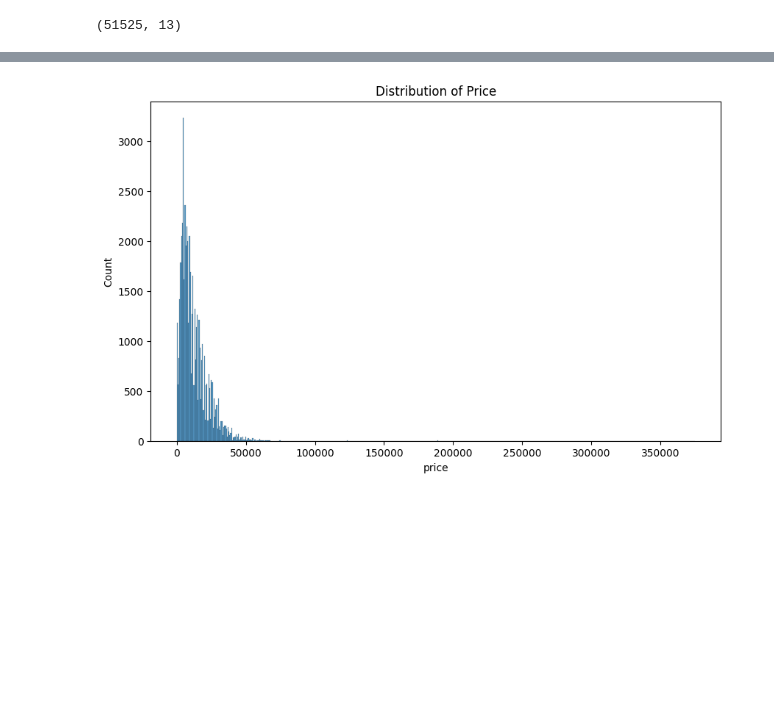
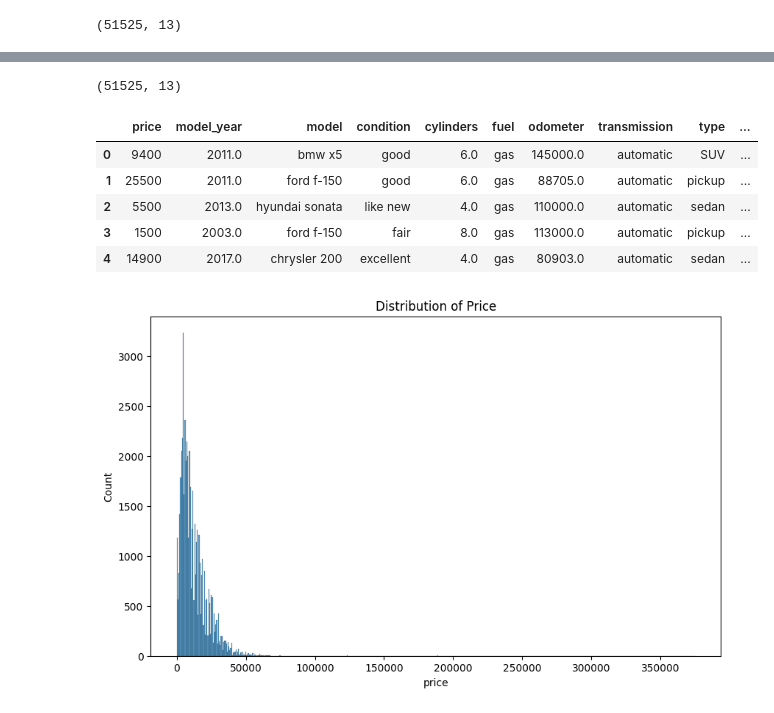
Before and after one commit to laninchowdhury/Sample_project, a Jupyter notebook: EDA.ipynb, the cells around one changed output, grey strips where cells are left out. Saved outputs shown, nothing was run; the diff lists cells and outputs as text; code cells hidden in the pictures; blank space fills up the shorter version.

```diff
--- a/EDA.ipynb
+++ b/EDA.ipynb
@@ -112,2 +96,8 @@ df.replace({'paint_color':'unknown'},inplace =True)
+# %%
+df['cylinders'] = df['cylinders'].fillna(df.groupby('model')['cylinders'].transform('median'))
+# %%
+df['is_4wd'] = df['is_4wd'].fillna(df.groupby('model')['is_4wd'].transform(lambda x: x.mode()[0] if not x.mode().empty else 0))
+# %%
+df['paint_color'] = df['paint_color'].fillna(df.groupby('model')['paint_color'].transform(lambda x: x.mode()[0] if not x.mode().empty else np.nan))
 # %%
-df['odometer'].fillna(df['odometer'].median())
+df['odometer'] = df['odometer'].fillna(df['odometer'].median())
@@ -146,3 +125,16 @@ df.shape
+# %%
+df.shape
+# %% [output]
+(51525, 13)
+# %%
+df.head()
+# %% [output]
+|  | price | model_year | model | condition | cylinders | fuel | odometer | transmission | type | ... |
+| 0 | 9400 | 2011.0 | bmw x5 | good | 6.0 | gas | 145000.0 | automatic | SUV | ... |
+| 1 | 25500 | 2011.0 | ford f-150 | good | 6.0 | gas | 88705.0 | automatic | pickup | ... |
+| 2 | 5500 | 2013.0 | hyundai sonata | like new | 4.0 | gas | 110000.0 | automatic | sedan | ... |
+| 3 | 1500 | 2003.0 | ford f-150 | fair | 8.0 | gas | 113000.0 | automatic | pickup | ... |
+| 4 | 14900 | 2017.0 | chrysler 200 | excellent | 4.0 | gas | 80903.0 | automatic | sedan | ... |
 # %%
 df['date_posted']=pd.to_datetime(df['date_posted'])
 # %%
```
Also changed, not shown: parts of 8 cells of this notebook.
